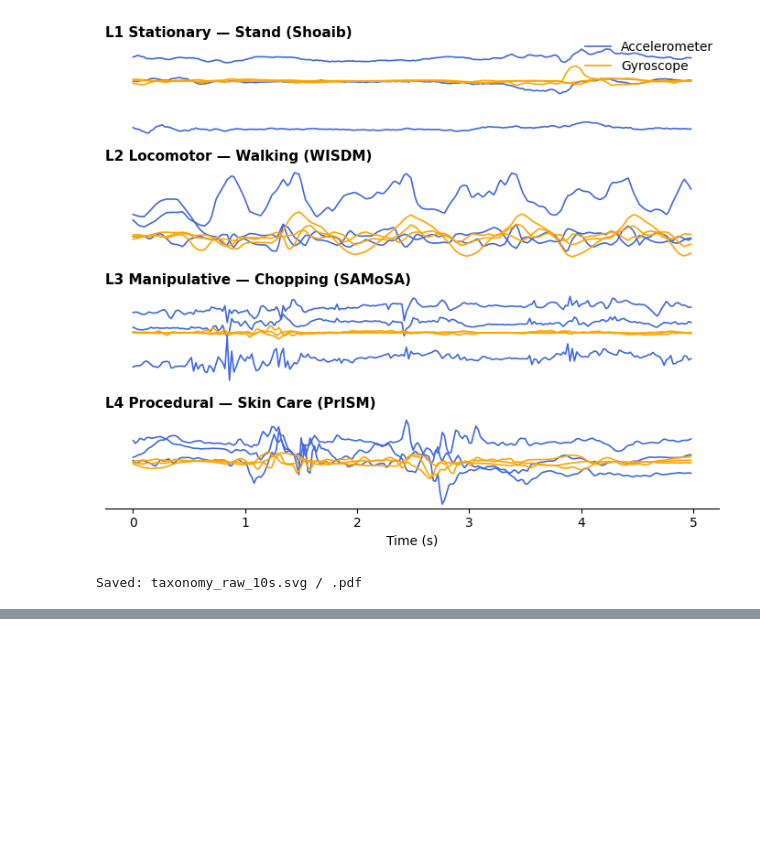
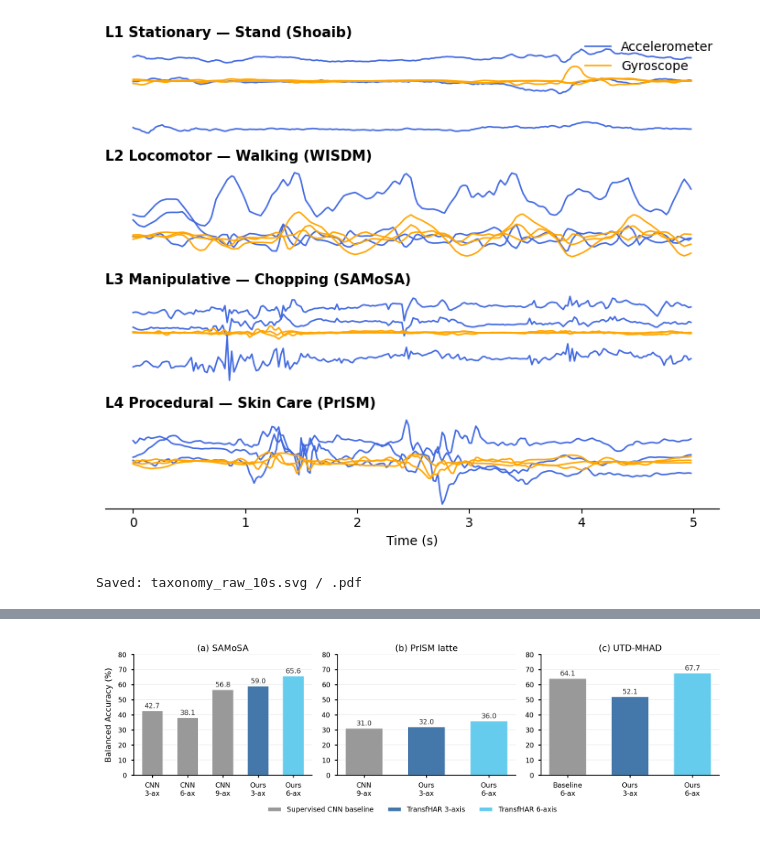
Before and after one commit to Abradshaw1/TransfHAR, a Jupyter notebook: scratch.ipynb, the cells around one changed output, grey strips where cells are left out. Cells and saved outputs as stored; diff of their text form; code cells hidden in the pictures; blank space fills up the shorter version.

```diff
--- a/scratch.ipynb
+++ b/scratch.ipynb
@@ -1338,0 +1412,98 @@ print("\nSaved: vit1d_fewshot_6axis_all_datasets.png")
+# %%
+
+# ── Figure: Baseline Comparison (Fig. baseline_comparison) ──
+import matplotlib.pyplot as plt
+import matplotlib as mpl
+import numpy as np
+from matplotlib.patches import Patch
+
+mpl.rcParams.update({
+    'font.family': 'sans-serif',
+    'font.sans-serif': ['Arial', 'Helvetica', 'DejaVu Sans'],
+    'font.size': 7,
+    'axes.linewidth': 0.6,
+    'pdf.fonttype': 42,
+    'ps.fonttype': 42,
+})
+
+# ── Data ──
+samosa_cnn_3  = 42.67;  samosa_cnn_6  = 38.13;  samosa_cnn_9  = 56.79
+samosa_ours_3 = 59.04;  samosa_ours_6 = 65.64
+
+prism_cnn_9   = 31.0;   prism_ours_3  = 32.04;  prism_ours_6  = 35.95
+
+utd_baseline_6 = 64.12; utd_ours_3    = 52.11;  utd_ours_6    = 67.65
+
+# ── Layout ──
+fig, axes = plt.subplots(1, 3, figsize=(7.0, 2.0), dpi=300, sharey=False)
+
+grey   = '#999999'
+blue3  = '#4477AA'
+cyan6  = '#66CCEE'
+bar_kw = dict(edgecolor='white', linewidth=0.5)
+
+def add_val(ax, bar, val, fontsize=5.5):
+    ax.text(bar.get_x() + bar.get_width()/2, bar.get_height() + 0.8,
+            f'{val:.1f}', ha='center', va='bottom', fontsize=fontsize, color='#333333')
+
+# ── (a) SAMoSA ──
+ax = axes[0]
+labels_s = ['CNN\n3-ax', 'CNN\n6-ax', 'CNN\n9-ax', 'Ours\n3-ax', 'Ours\n6-ax']
+vals_s   = [samosa_cnn_3, samosa_cnn_6, samosa_cnn_9, samosa_ours_3, samosa_ours_6]
+colors_s = [grey, grey, grey, blue3, cyan6]
+x_s = np.arange(len(vals_s))
+bars = ax.bar(x_s, vals_s, width=0.6, color=colors_s, **bar_kw)
+for b, v in zip(bars, vals_s):
+    add_val(ax, b, v)
+ax.set_xticks(x_s); ax.set_xticklabels(labels_s, fontsize=5.5)
+ax.set_ylabel('Balanced Accuracy (%)', fontsize=6.5)
+ax.set_title('(a) SAMoSA', fontsize=7, pad=3)
+ax.set_ylim(0, 80)
+
+# ── (b) PrISM latte ──
+ax = axes[1]
+labels_p = ['CNN\n9-ax', 'Ours\n3-ax', 'Ours\n6-ax']
+vals_p   = [prism_cnn_9, prism_ours_3, prism_ours_6]
+colors_p = [grey, blue3, cyan6]
+x_p = np.arange(len(vals_p))
+bars = ax.bar(x_p, vals_p, width=0.6, color=colors_p, **bar_kw)
+for b, v in zip(bars, vals_p):
+    add_val(ax, b, v)
+ax.set_xticks(x_p); ax.set_xticklabels(labels_p, fontsize=5.5)
+ax.set_title('(b) PrISM latte', fontsize=7, pad=3)
+ax.set_ylim(0, 80)
+
+# ── (c) UTD-MHAD ──
+ax = axes[2]
+labels_u = ['Baseline\n6-ax', 'Ours\n3-ax', 'Ours\n6-ax']
+vals_u   = [utd_baseline_6, utd_ours_3, utd_ours_6]
+colors_u = [grey, blue3, cyan6]
+x_u = np.arange(len(vals_u))
+bars = ax.bar(x_u, vals_u, width=0.6, color=colors_u, **bar_kw)
+for b, v in zip(bars, vals_u):
+    add_val(ax, b, v)
+ax.set_xticks(x_u); ax.set_xticklabels(labels_u, fontsize=5.5)
+ax.set_title('(c) UTD-MHAD', fontsize=7, pad=3)
+ax.set_ylim(0, 80)
+
+for ax in axes:
+    ax.grid(axis='y', alpha=0.25, linewidth=0.4)
+    ax.set_axisbelow(True)
+    for sp in ['top', 'right']:
+        ax.spines[sp].set_visible(False)
+    ax.tick_params(axis='both', which='both', length=2, labelsize=5.5)
+
+legend_items = [
+    Patch(facecolor=grey,  edgecolor='white', label='Supervised CNN baseline'),
+    Patch(facecolor=blue3, edgecolor='white', label='TransfHAR 3-axis'),
+    Patch(facecolor=cyan6, edgecolor='white', label='TransfHAR 6-axis'),
+]
+fig.legend(handles=legend_items, loc='lower center', ncol=3,
+           fontsize=5.5, frameon=False, bbox_to_anchor=(0.5, -0.02))
+
+plt.tight_layout(rect=[0, 0.05, 1, 1.0])
+plt.savefig('baseline_comparison.pdf', bbox_inches='tight')
+plt.savefig('baseline_comparison.png', dpi=300, bbox_inches='tight')
+plt.show()
+# %% [output]
+[figure, added]
```
Also changed, not shown: parts of 3 cells of this notebook, 10 other files.
